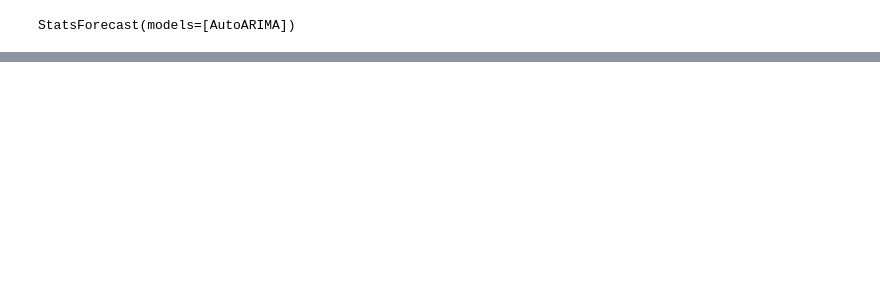
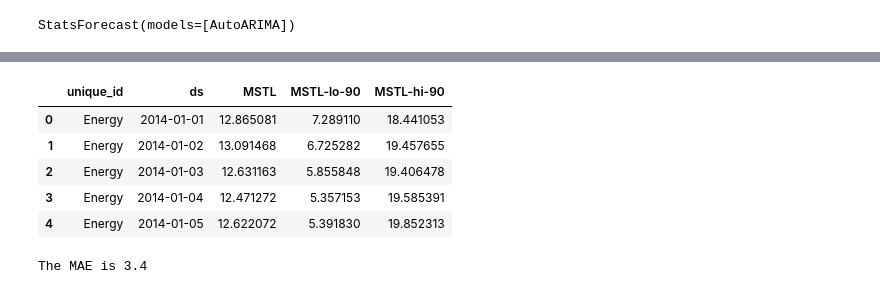
Before and after one commit to ambarishg/smart_meters, a Jupyter notebook: model/statsforecast.ipynb, the cells around one changed output, grey strips where cells are left out. Saved outputs shown, nothing was run; the diff lists cells and outputs as text; code cells hidden in the pictures; blank space fills up the shorter version.

```diff
--- a/model/statsforecast.ipynb
+++ b/model/statsforecast.ipynb
@@ -65,0 +138,23 @@ forecast_df
+# %%
+mstl = MSTL(
+    season_length=[1], # seasonalities of the time series
+    trend_forecaster=AutoARIMA() # model used to forecast trend
+)
+# %%
+sf = StatsForecast(
+    models=[mstl], # model used to fit each time series
+    freq='D', # frequency of the data
+)
+# %%
+sf = sf.fit(df=df)
+# %%
+forecast_df = sf.predict(h=30, level=[90])
+# %%
+forecast_df.head()
+# %% [output]
+|  | unique_id | ds | MSTL | MSTL-lo-90 | MSTL-hi-90 |
+| 0 | Energy | 2014-01-01 | 12.865081 | 7.289110 | 18.441053 |
+| 1 | Energy | 2014-01-02 | 13.091468 | 6.725282 | 19.457655 |
+| 2 | Energy | 2014-01-03 | 12.631163 | 5.855848 | 19.406478 |
+| 3 | Energy | 2014-01-04 | 12.471272 | 5.357153 | 19.585391 |
+| 4 | Energy | 2014-01-05 | 12.622072 | 5.391830 | 19.852313 |
@@ -65,0 +163,5 @@ forecast_df
+# %%
+mae = abs(forecast_df["actual"]-forecast_df["MSTL"]).mean()
+print('The MAE is '+str(round(mae,2)))
+# %% [output]
+The MAE is 3.4
```
Also changed, not shown: parts of 16 cells of this notebook, 4 other files.
